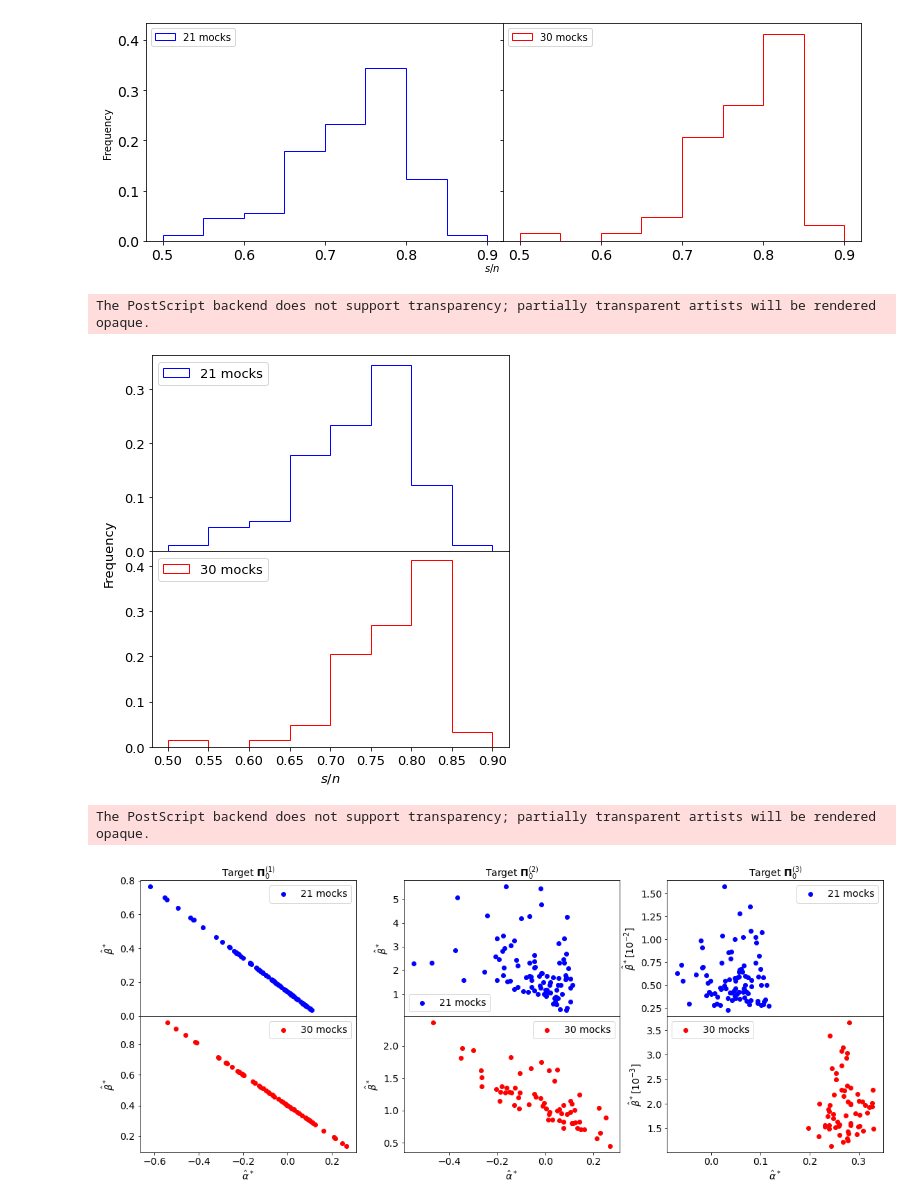
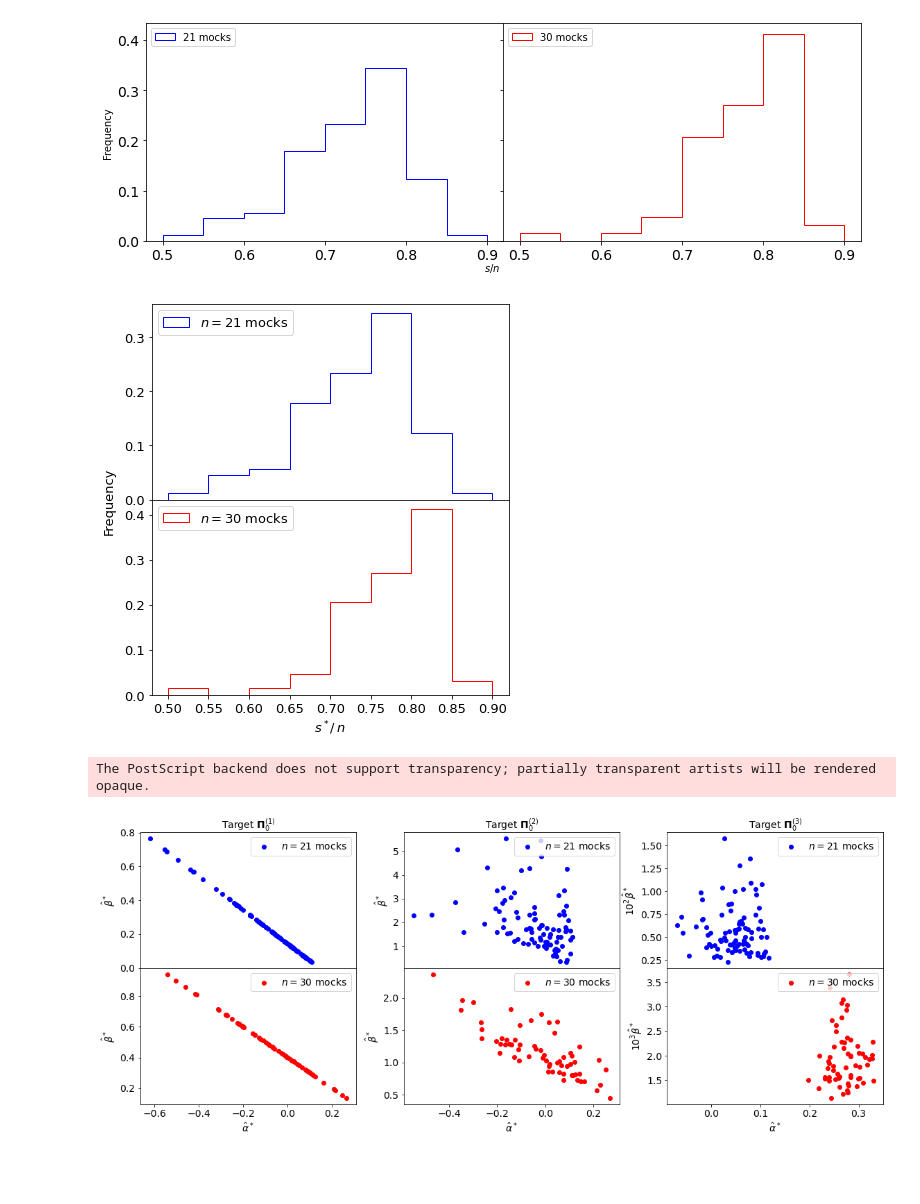
Before and after one commit to marnixlooijmans/shrinkage-estimation-paper, a Jupyter notebook: notebooks/make-plots.ipynb, the cells around one changed output. Saved outputs shown, nothing was run; the diff lists cells and outputs as text; code cells hidden in the pictures; blank space fills up the shorter version.

Commit message:
Update plots

```diff
--- a/notebooks/make-plots.ipynb
+++ b/notebooks/make-plots.ipynb
@@ -221,29 +220,28 @@ plt.show()
 # %%
 ss_min_21 = np.loadtxt(os.path.join(mat_path, "n21", "ss_min_21.dat"))
 ss_min_30 = np.loadtxt(os.path.join(mat_path, "n30", "ss_min_30.dat"))
 
 fig, axs = plt.subplots(2, 1, sharex=True)
 fig.subplots_adjust(hspace=0)
 fig.set_size_inches(6.4, 7.2)
 
 bins=np.linspace(0.5, 0.9, 9)
 
-axs[0].hist(ss_min_21/21, bins=bins, color="blue", histtype="step", label="21 mocks", weights=np.ones_like(ss_min_21) / len(ss_min_21))
+axs[0].hist(ss_min_21/21, bins=bins, color="blue", histtype="step", label="$n=21$ mocks", weights=np.ones_like(ss_min_21) / len(ss_min_21))
 axs[0].legend(loc="upper left", fontsize=13)
 axs[0].tick_params(axis='both', which='major', labelsize=13)
 
-axs[1].hist(ss_min_30/30, bins=bins, color="red", histtype="step", label="30 mocks", weights=np.ones_like(ss_min_30) / len(ss_min_30))
+axs[1].hist(ss_min_30/30, bins=bins, color="red", histtype="step", label="$n=30$ mocks", weights=np.ones_like(ss_min_30) / len(ss_min_30))
 axs[1].legend(loc="upper left", fontsize=13)
 axs[1].tick_params(axis='both', which='major', labelsize=13)
 
-axs[1].set_xlabel(r"$s/n$", fontsize=13)
+axs[1].set_xlabel(r"$s^* /\, n$", fontsize=13)
 fig.supylabel("Frequency", fontsize=13)
 
 #fig.savefig("../output/BOSS_DR12_NGC_z1/plots/ss_min.eps", format="eps", bbox_inches='tight', pad_inches = 0.1)
 plt.show()
 # %% [output]
-The PostScript backend does not support transparency; partially transparent artists will be rendered opaque.
-[figure, old version]
+[figure, new version]
 # %%
 a_inv_then_diag_21 = np.loadtxt(os.path.join(mat_path, "n21", "alphas_inv_then_diag_21.dat"))
 b_inv_then_diag_21 = np.loadtxt(os.path.join(mat_path, "n21", "betas_inv_then_diag_21.dat"))
@@ -263,44 +261,44 @@ fig, axs = plt.subplots(2, 3, sharex="col")
 fig.subplots_adjust(hspace=0, wspace=0.22)
 fig.set_size_inches(19.2, 7.2)
 
-axs[0,0].scatter(a_inv_then_diag_21, b_inv_then_diag_21, c="blue", label="21 mocks")
+axs[0,0].scatter(a_inv_then_diag_21, b_inv_then_diag_21, c="blue", label="$n=21$ mocks")
 axs[0,0].set_title("Target $\mathbf{\Pi}_0^{(1)}$", fontsize=14)
 axs[0,0].set_ylabel(r"$\hat{\beta}^*$", fontsize=14)
-axs[0,0].legend(fontsize=14)
+axs[0,0].legend(fontsize=14, loc="upper right")
 axs[0,0].tick_params(axis='both', which='major', labelsize=14)
 
-axs[1,0].scatter(a_inv_then_diag_30, b_inv_then_diag_30, c="red", label="30 mocks")
+axs[1,0].scatter(a_inv_then_diag_30, b_inv_then_diag_30, c="red", label="$n=30$ mocks")
 axs[1,0].set_xlabel(r"$\hat{\alpha}^*$", fontsize=14)
 axs[1,0].set_ylabel(r"$\hat{\beta}^*$", fontsize=14)
-axs[1,0].legend(fontsize=14)
+axs[1,0].legend(fontsize=14, loc="upper right")
 axs[1,0].tick_params(axis='both', which='major', labelsize=14)
 
-axs[0,1].scatter(a_diag_then_inv_21, b_diag_then_inv_21, c="blue", label="21 mocks")
+axs[0,1].scatter(a_diag_then_inv_21, b_diag_then_inv_21, c="blue", label="$n=21$ mocks")
 axs[0,1].set_title("Target $\mathbf{\Pi}_0^{(2)}$", fontsize=14)
 axs[0,1].set_ylabel(r"$\hat{\beta}^*$", fontsize=14)
-axs[0,1].legend(fontsize=14)
+axs[0,1].legend(fontsize=14, loc="upper right")
 axs[0,1].tick_params(axis='both', which='major', labelsize=14)
 
-axs[1,1].scatter(a_diag_then_inv_30, b_diag_then_inv_30, c="red", label="30 mocks")
+axs[1,1].scatter(a_diag_then_inv_30, b_diag_then_inv_30, c="red", label="$n=30$ mocks")
 axs[1,1].set_xlabel(r"$\hat{\alpha}^*$", fontsize=14)
 axs[1,1].set_ylabel(r"$\hat{\beta}^*$", fontsize=14)
-axs[1,1].legend(fontsize=14)
+axs[1,1].legend(fontsize=14, loc="upper right")
 axs[1,1].tick_params(axis='both', which='major', labelsize=14)
 
-axs[0,2].scatter(a_P_21, b_P_21*1e2, c="blue", label="21 mocks")
+axs[0,2].scatter(a_P_21, b_P_21*1e2, c="blue", label="$n=21$ mocks")
 axs[0,2].set_title("Target $\mathbf{\Pi}_0^{(3)}$", fontsize=14)
-axs[0,2].set_ylabel(r"$\hat{\beta}^* [10^{-2}]$", fontsize=14)
-axs[0,2].legend(fontsize=14)
+axs[0,2].set_ylabel(r"$10^2\hat{\beta}^*$", fontsize=14)
+axs[0,2].legend(fontsize=14, loc="upper right")
 axs[0,2].tick_params(axis='both', which='major', labelsize=14)
 
-axs[1,2].scatter(a_P_30, b_P_30*1e3, c="red", label="30 mocks")
+axs[1,2].scatter(a_P_30, b_P_30*1e3, c="red", label="$n=30$ mocks")
 axs[1,2].set_xlabel(r"$\hat{\alpha}^*$", fontsize=14)
-axs[1,2].set_ylabel(r"$\hat{\beta}^* [10^{-3}]$", fontsize=14)
-axs[1,2].legend(fontsize=14)
+axs[1,2].set_ylabel(r"$10^3\hat{\beta}^*$", fontsize=14)
+axs[1,2].legend(fontsize=14, loc="upper right")
 axs[1,2].tick_params(axis='both', which='major', labelsize=14)
 
-fig.savefig("../output/BOSS_DR12_NGC_z1/plots/pre_shrinkage_params.eps", format="eps", bbox_inches='tight', pad_inches = 0.1)
+#fig.savefig("../output/BOSS_DR12_NGC_z1/plots/pre_shrinkage_params.eps", format="eps", bbox_inches='tight', pad_inches = 0.1)
 plt.show()
 # %% [output]
 The PostScript backend does not support transparency; partially transparent artists will be rendered opaque.
-[figure, old version]
+[figure, new version]
```
Also changed, not shown: parts of 1 cell of this notebook, 3 other files.
